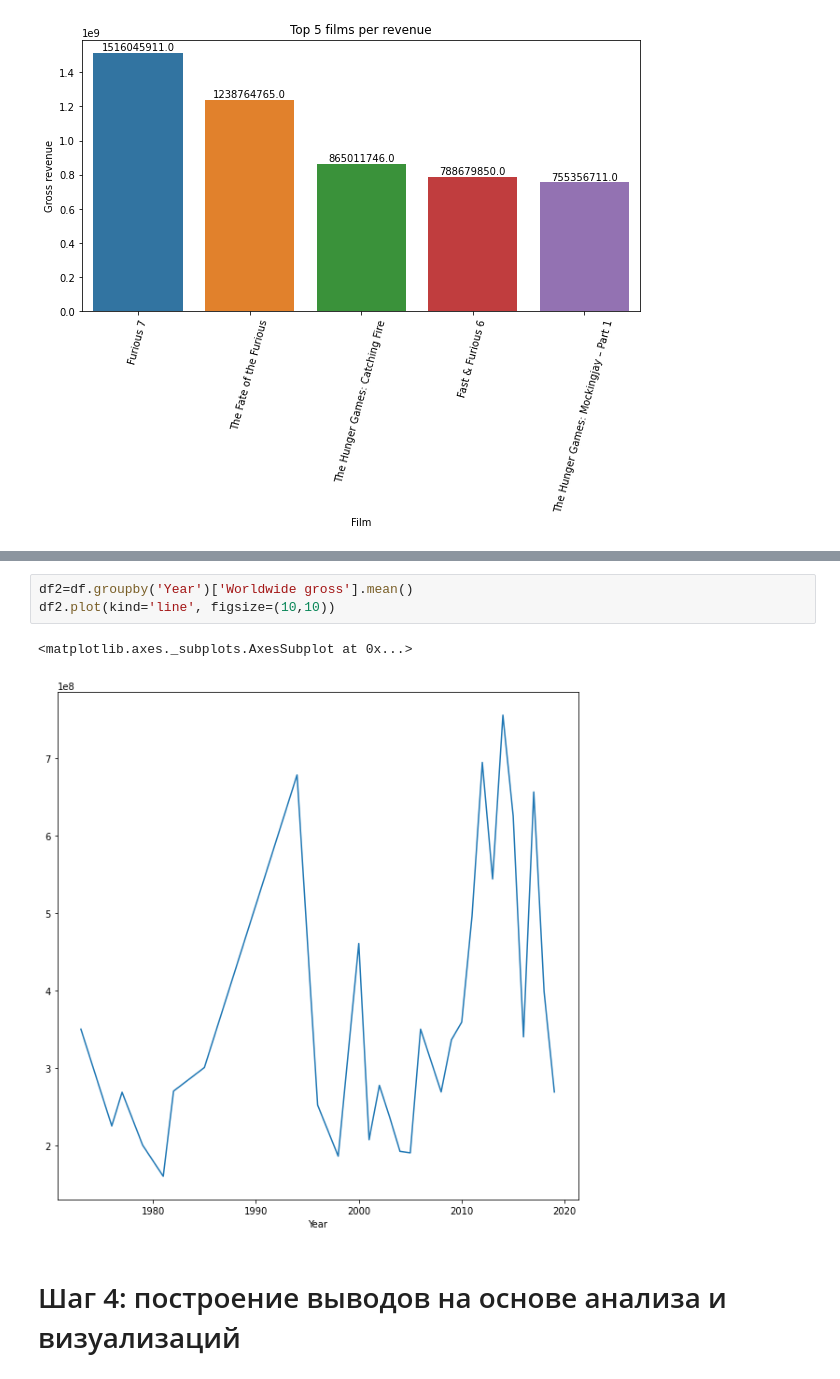
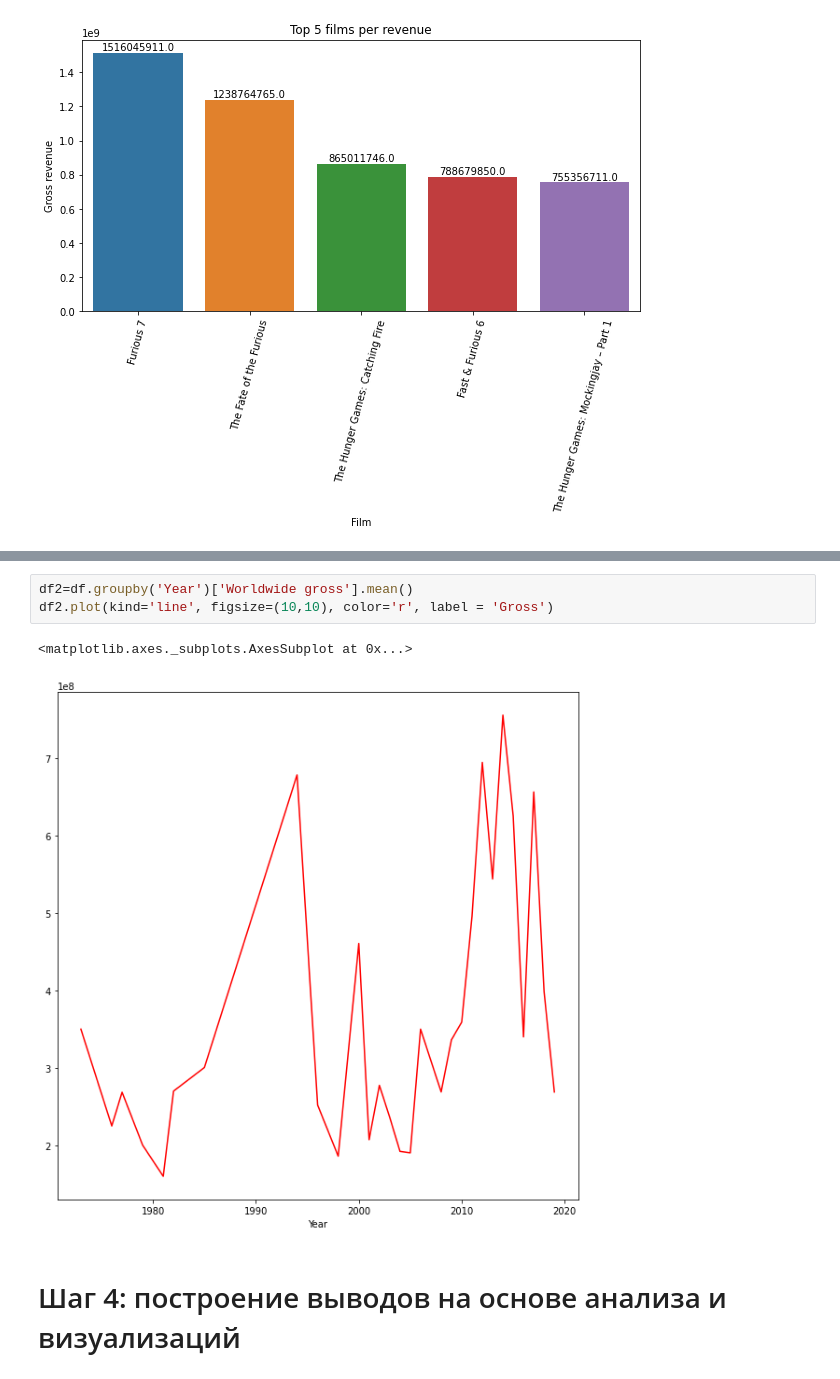
Before and after one commit to nestratovaam/lab_2_semestr, a Jupyter notebook: ПР_4_3_Обучающие_кейсы_по_анализу_данных_Нестратова_ipynb"".ipynb, the cells around one changed output, grey strips where cells are left out. Saved outputs shown, nothing was run; the diff lists cells and outputs as text.

```diff
--- a/ПР_4_3_Обучающие_кейсы_по_анализу_данных_Нестратова_ipynb"".ipynb
+++ b/ПР_4_3_Обучающие_кейсы_по_анализу_данных_Нестратова_ipynb"".ipynb
@@ -255,9 +255,9 @@ df1['Worldwide gross'].head(10).plot(kind='pie', autopct='%.2f%%', labels=df1['F
 # %%
 df2=df.groupby('Year')['Worldwide gross'].mean()
-df2.plot(kind='line', figsize=(10,10))
+df2.plot(kind='line', figsize=(10,10), color='r', label = 'Gross')
 # %% [output]
 <matplotlib.axes._subplots.AxesSubplot at 0x...>
-[figure, old version]
+[figure, new version]
 # %% [markdown]
 # Шаг 4: построение выводов на основе анализа и визуализаций
 # %% [markdown]
```
Also changed, not shown: parts of 1 cell of this notebook.
